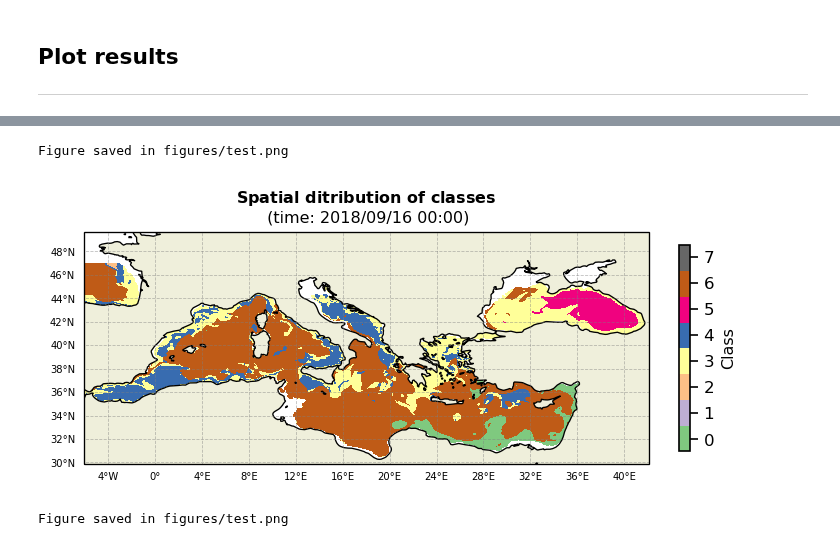
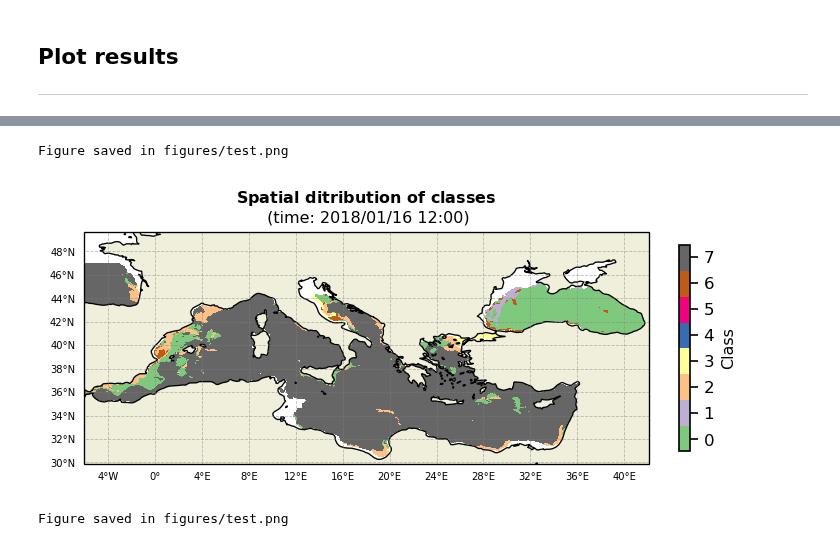
Before and after one commit to euroargodev/BlueCloud, a Jupyter notebook: predict_PCMlabels_and_plot.ipynb, the cells around one changed output, grey strips where cells are left out. Drawn from its saved outputs; the diff is of its cells as text; code cells hidden in the pictures.

```diff
--- a/predict_PCMlabels_and_plot.ipynb
+++ b/predict_PCMlabels_and_plot.ipynb
@@ -152,12 +194,11 @@ Figure saved in figures/test.png
 # %%
-# TODO: when using isel hours are not good
 # Input should have only one time step
-P.spatial_distribution(time_slice=8)
+P.spatial_distribution(time_slice="2018-01-01")
 #P.save_BlueCloud('figures/spatial_distr_EX.png')
 P.save_BlueCloud('figures/test.png')
 # %% [output]
 Figure saved in figures/test.png
-[figure, old version]
+[figure, new version]
 # %%
 P.spatial_distribution(time_slice='most_freq_label')
 #P.save_BlueCloud('figures/spatial_distr_freq_EX.png')
```
Also changed, not shown: parts of 24 cells of this notebook, 4 other files.
